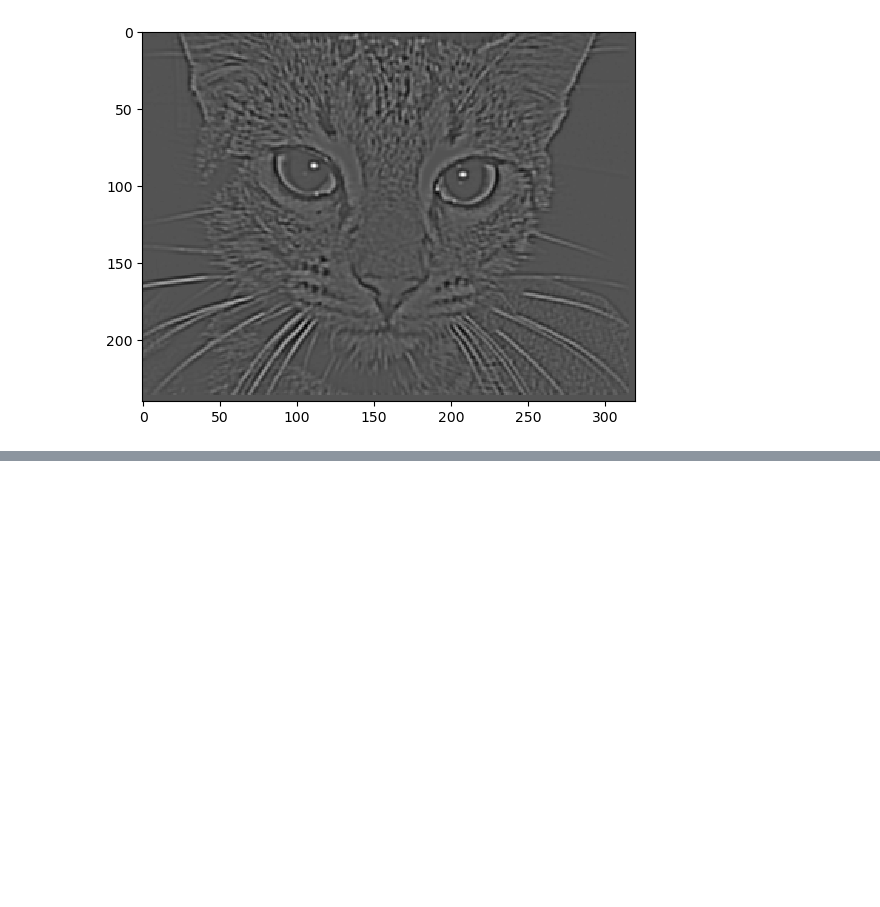
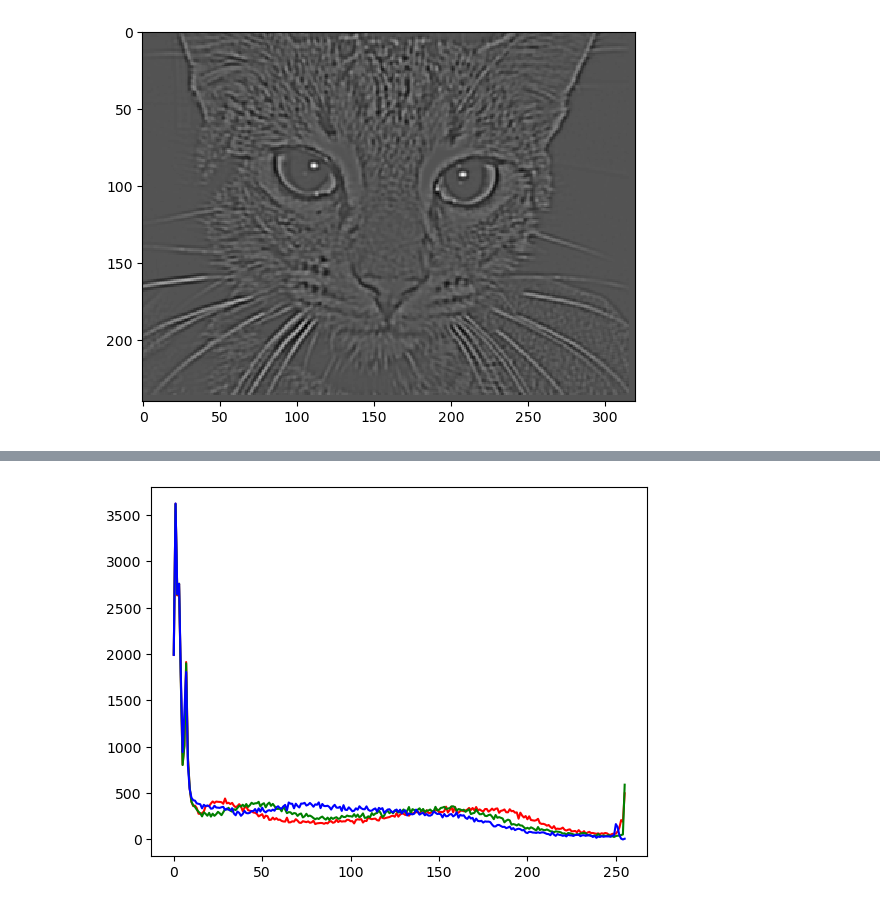
Before and after one commit to alaeddine245/ImageProcessing, a Jupyter notebook: main.ipynb, the cells around one changed output, grey strips where cells are left out. Cells and saved outputs as stored; diff of their text form; code cells hidden in the pictures; blank space fills up the shorter version.

```diff
--- a/main.ipynb
+++ b/main.ipynb
@@ -75,3 +75,7 @@ high_cat = pgm_ops.highpassing_filter(pgm_cat)
 high_cat.show()
 # %% [output]
 [figure]
+# %%
+ppm_ops = PpmOperations()
+# %%
+chat_rgb = ppm_ops.read('chat.ppm')
@@ -77,0 +86,4 @@ high_cat.show()
+# %%
+ppm_ops.draw_histogram(chat_rgb)
+# %% [output]
+[figure, added]
```
Also changed, not shown: parts of 12 cells of this notebook, 1 other file.
